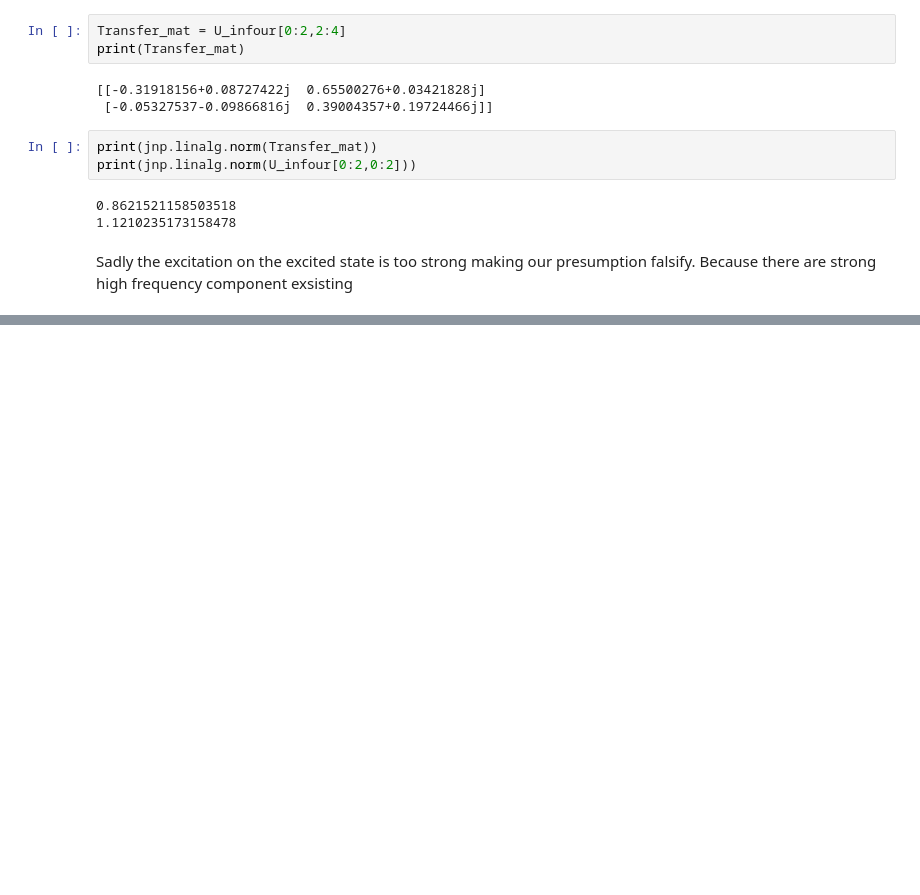
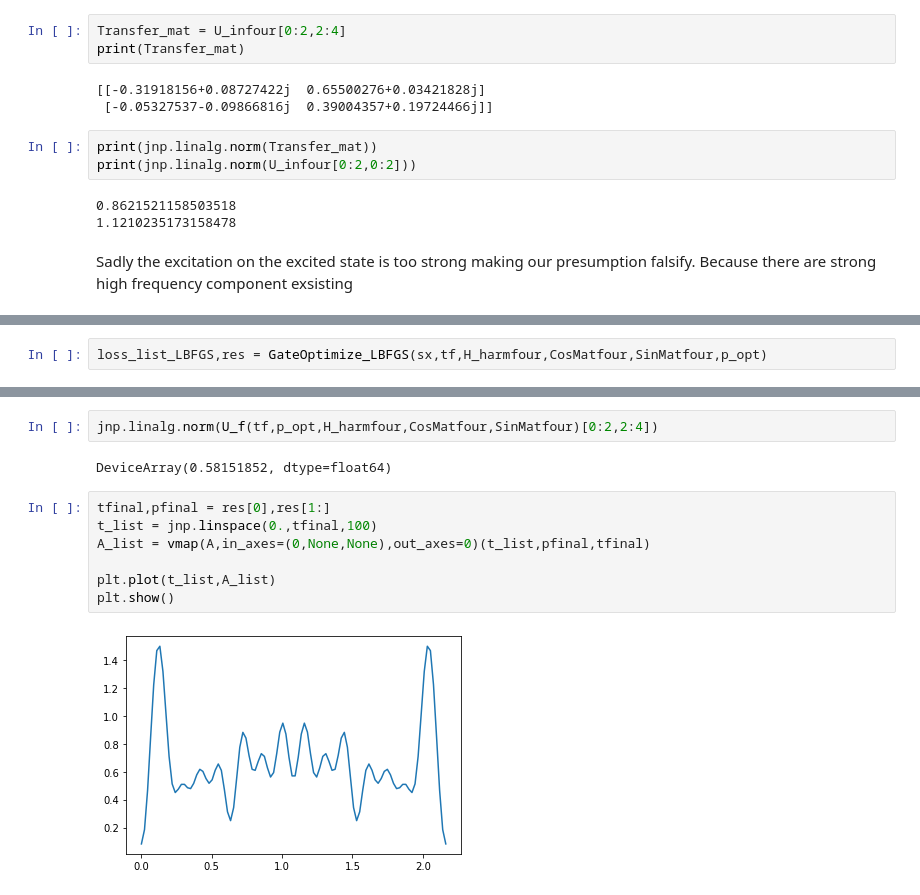
Before and after one commit to jeffreyyao128/qoptimize, a Jupyter notebook: Fluxonium.ipynb, the cells around one changed output, grey strips where cells are left out. Saved outputs shown, nothing was run; the diff lists cells and outputs as text; blank space fills up the shorter version.

```diff
--- a/Fluxonium.ipynb
+++ b/Fluxonium.ipynb
@@ -409,0 +396,2 @@ Sadly the excitation on the excited state is too strong making our presumption f
+# %%
+loss_list_LBFGS,res = GateOptimize_LBFGS(sx,tf,H_harmfour,CosMatfour,SinMatfour,p_opt)
@@ -409,0 +400,13 @@ Sadly the excitation on the excited state is too strong making our presumption f
+# %%
+jnp.linalg.norm(U_f(tf,p_opt,H_harmfour,CosMatfour,SinMatfour)[0:2,2:4])
+# %% [output]
+DeviceArray(0.58151852, dtype=float64)
+# %%
+tfinal,pfinal = res[0],res[1:]
+t_list = jnp.linspace(0.,tfinal,100)
+A_list = vmap(A,in_axes=(0,None,None),out_axes=0)(t_list,pfinal,tfinal)
+
+plt.plot(t_list,A_list)
+plt.show()
+# %% [output]
+[figure, added]
```
Also changed, not shown: parts of 23 cells of this notebook, 1 other file.
